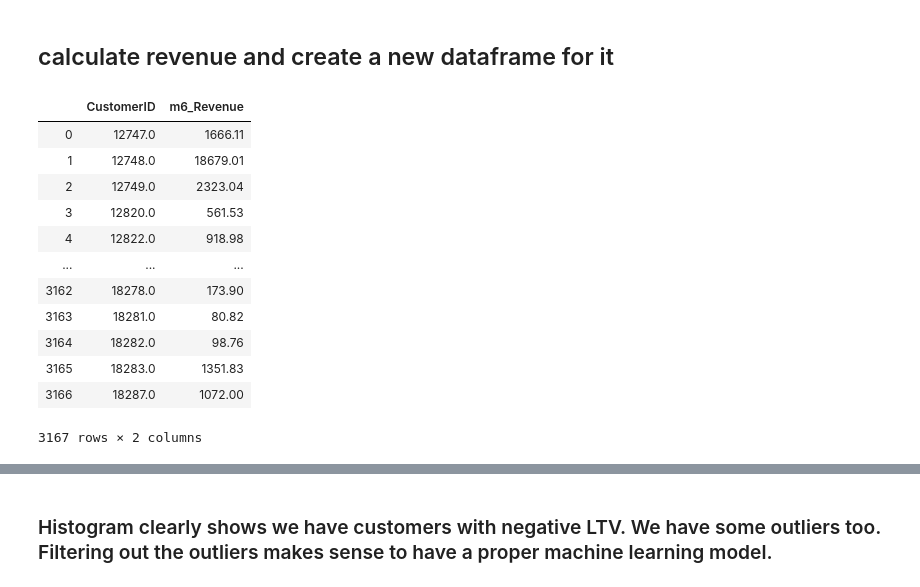
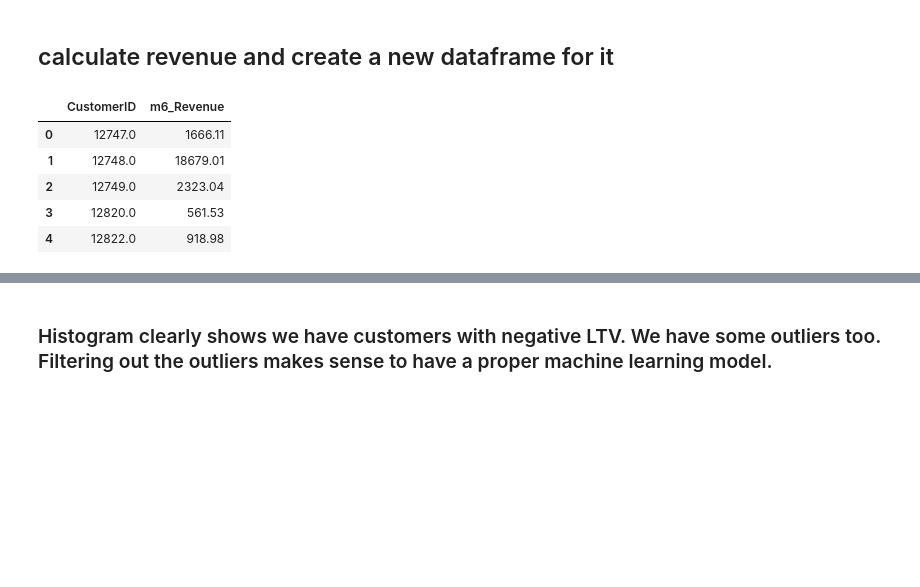
Before and after one commit to AbderrhmanAbdellatif/DataScience, a Jupyter notebook: Customer Lifetime Value.ipynb, the cells around one changed output, grey strips where cells are left out. Cells and saved outputs as stored; diff of their text form; code cells hidden in the pictures; blank space fills up the shorter version.

```diff
--- a/Customer Lifetime Value.ipynb
+++ b/Customer Lifetime Value.ipynb
@@ -39,7 +41,7 @@ pyoff.init_notebook_mode()
 [interactive output not drawn]
 # %%
 #read data from csv and redo the data work we done before
-tx_data = pd.read_csv('OnlineRetail.csv',encoding= 'unicode_escape')
+tx_data = pd.read_csv('https://raw.githubusercontent.com/AbderrhmanAbdellatif/CRM/master/OnlineRetail.csv',encoding= 'unicode_escape')
 tx_data['InvoiceDate'] = pd.to_datetime(tx_data['InvoiceDate'])
 tx_uk = tx_data.query("Country=='United Kingdom'").reset_index(drop=True)
 tx_uk.head()
@@ -195,21 +197,14 @@ tx_6m['Revenue'] = tx_6m['UnitPrice'] * tx_6m['Quantity']
 tx_user_6m = tx_6m.groupby('CustomerID')['Revenue'].sum().reset_index()
 tx_user_6m.columns = ['CustomerID','m6_Revenue']
 # %%
-tx_user_6m
+tx_user_6m.head()
 # %% [output]
 |  | CustomerID | m6_Revenue |
 | 0 | 12747.0 | 1666.11 |
 | 1 | 12748.0 | 18679.01 |
 | 2 | 12749.0 | 2323.04 |
 | 3 | 12820.0 | 561.53 |
 | 4 | 12822.0 | 918.98 |
-| ... | ... | ... |
-| 3162 | 18278.0 | 173.90 |
-| 3163 | 18281.0 | 80.82 |
-| 3164 | 18282.0 | 98.76 |
-| 3165 | 18283.0 | 1351.83 |
-| 3166 | 18287.0 | 1072.00 |
-3167 rows × 2 columns
 # %%
 #plot LTV histogram
 plot_data = [
```
Also changed, not shown: parts of 23 cells of this notebook.
